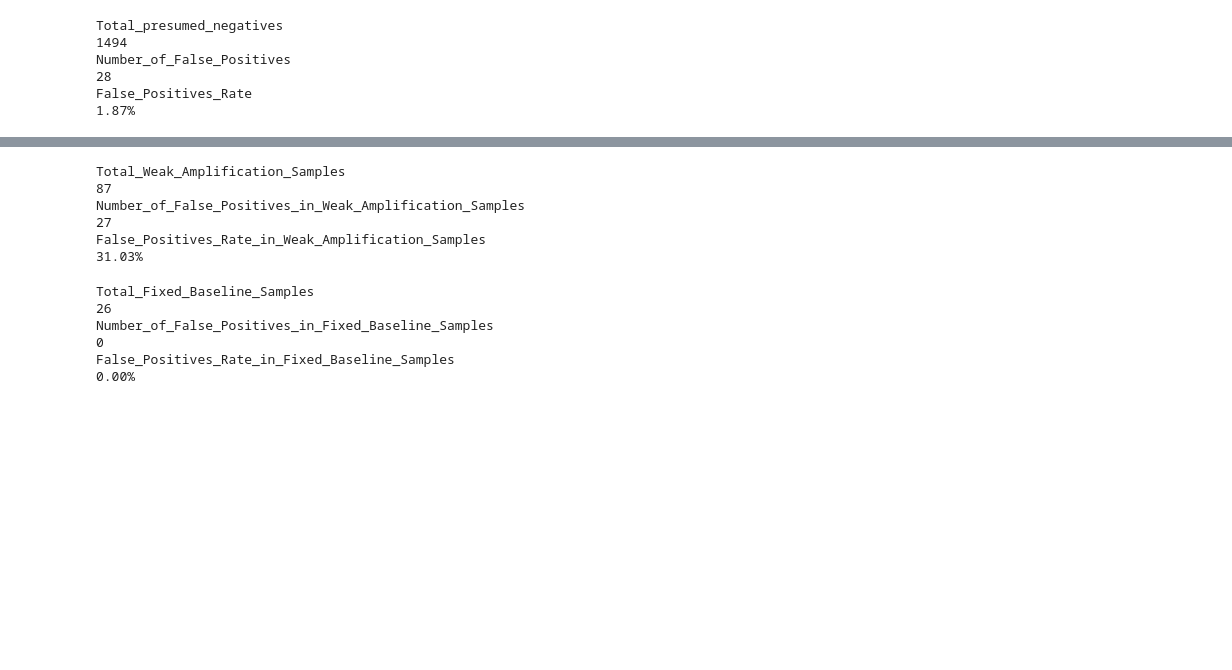
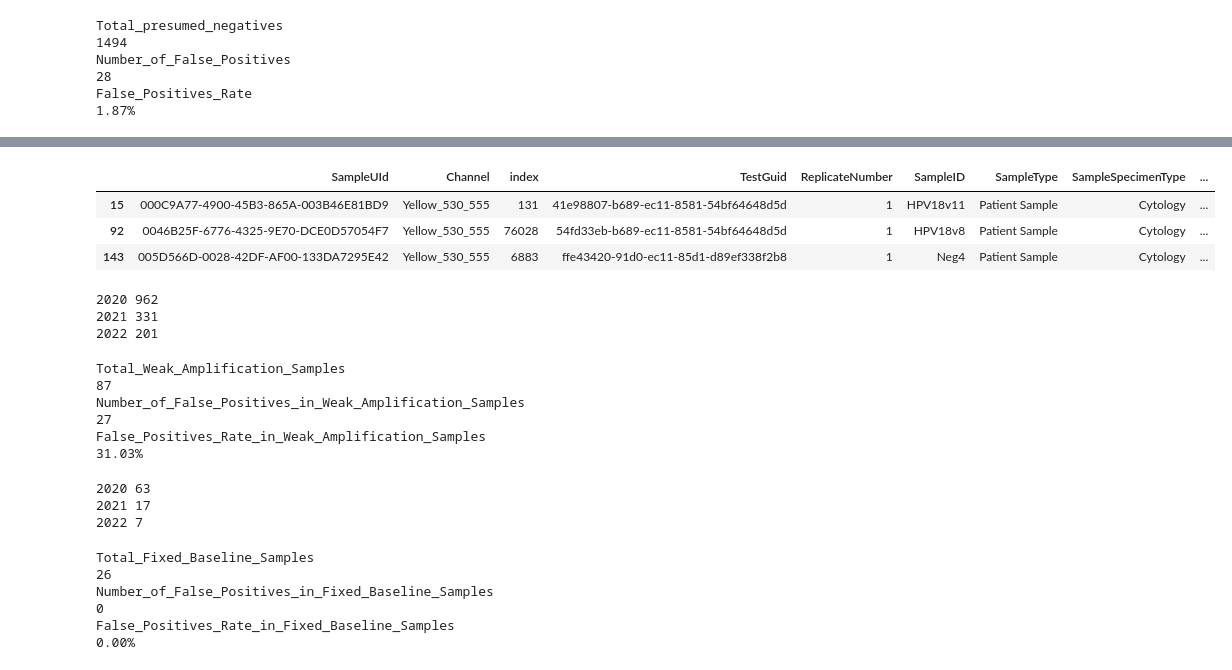
Before and after one commit to AaronRipleyQiagen/NMDX-Data-Analysis, a Jupyter notebook: HPVstudy.ipynb, the cells around one changed output, grey strips where cells are left out. Drawn from its saved outputs; the diff is of its cells as text; code cells hidden in the pictures; blank space fills up the shorter version.

Commit message:
NewFeature_stratifing_by_module_teststrip_year_cartridge_SW

```diff
--- a/HPVstudy.ipynb
+++ b/HPVstudy.ipynb
@@ -126,3 +111,46 @@ dfc
+# %%
+dfc['Start Date/Time'] = pd.to_datetime(df['Start Date/Time'], errors= 'coerce')
+dfc['Year'] = dfc['Start Date/Time'].dt.year
+dfc.head(3)
+# %% [output]
+|  | SampleUId | Channel | index | TestGuid | ReplicateNumber | SampleID | SampleType | SampleSpecimenType | ... |
+| 15 | 000C9A77-4900-45B3-865A-003B46E81BD9 | Yellow_530_555 | 131 | 41e98807-b689-ec11-8581-54bf64648d5d | 1 | HPV18v11 | Patient Sample | Cytology | ... |
+| 92 | 0046B25F-6776-4325-9E70-DCE0D57054F7 | Yellow_530_555 | 76028 | 54fd33eb-b689-ec11-8581-54bf64648d5d | 1 | HPV18v8 | Patient Sample | Cytology | ... |
+| 143 | 005D566D-0028-42DF-AF00-133DA7295E42 | Yellow_530_555 | 6883 | ffe43420-91d0-ec11-85d1-d89ef338f2b8 | 1 | Neg4 | Patient Sample | Cytology | ... |
+# %%
+# dfmod = dfc.set_index(['Original PCR Module Serial'])
+# l = dfmod.index.unique(0).tolist()
+
+# for mod in l:
+#     print(str(mod) + " " + str(dfc[dfc['Original PCR Module Serial'] == mod].shape[0]))
+
+# dfts = dfc.set_index(['Original Test Strip NeuMoDx Lot'])
+# ts = dfts.index.unique(0).tolist()
+
+# for t in ts:
+#     print(str(t) + " " + str(dfc[dfc['Original Test Strip NeuMoDx Lot'] == t].shape[0]))
+
+# dfcr = dfc.set_index(['Original Pcr Cartridge Lot'])
+# cr = dfcr.index.unique(0).tolist()
+
+# for c in cr:
+#     print(str(c) + " " + str(dfc[dfc['Original Pcr Cartridge Lot'] == c].shape[0]))
+
+# dfgu = dfc.set_index(['Original Software Version'])
+# gu = dfgu.index.unique(0).tolist()
+
+# for g in gu:
+#     print(str(g) + " " + str(dfc[dfc['Original Software Version'] == g].shape[0]))
+
+dfdt = dfc.set_index(['Year'])
+dt = dfdt.index.unique(0).tolist()
+
+for y in dt:
+    print(str(y) + " " + str(dfc[dfc['Year'] == y].shape[0]))
+# %% [output]
+2020 962
+2021 331
+2022 201
 # %%
 dfw = dfc[dfc.Condition == 'Weak_Amplification_Samples']
 # dfw = dfw.filter(items= ["SampleUId","Condition",'BaselineFirstCycle','BaselineLastCycle',"SampleID","ResultCode",
@@ -144,6 +172,25 @@ Number_of_False_Positives_in_Weak_Amplification_Samples
 27
 False_Positives_Rate_in_Weak_Amplification_Samples
 31.03%
+# %%
+# for mod in l:
+#     print(str(mod) + " " + str(dfw[dfw['Original PCR Module Serial'] == mod].shape[0]))
+
+# for t in ts:
+#     print(str(t) + " " + str(dfw[dfw['Original Test Strip NeuMoDx Lot'] == t].shape[0]))
+
+# for c in cr:
+#     print(str(c) + " " + str(dfw[dfw['Original Pcr Cartridge Lot'] == c].shape[0]))
+
+# for g in gu:
+#     print(str(g) + " " + str(dfw[dfw['Original Software Version'] == g].shape[0]))
+
+for y in dt:
+    print(str(y) + " " + str(dfw[dfw['Year'] == y].shape[0]))
+# %% [output]
+2020 63
+2021 17
+2022 7
 # %%
 dff = dfc[dfc.Condition == 'Fixed_Baseline_Sample']
 # dff = dff.filter(items= ["SampleUId","Condition",'BaselineFirstCycle','BaselineLastCycle',"SampleID","ResultCode",
```
Also changed, not shown: parts of 4 cells of this notebook.
